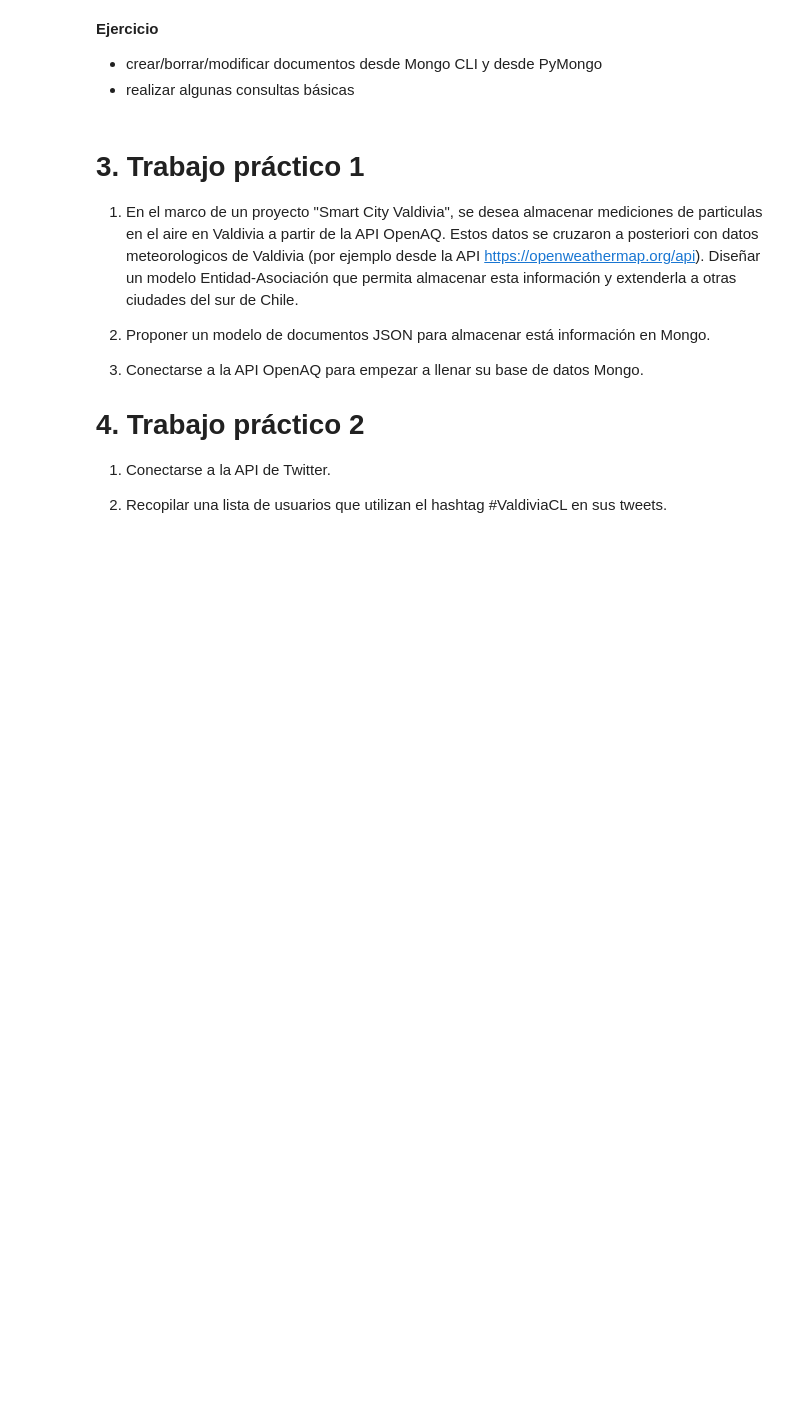
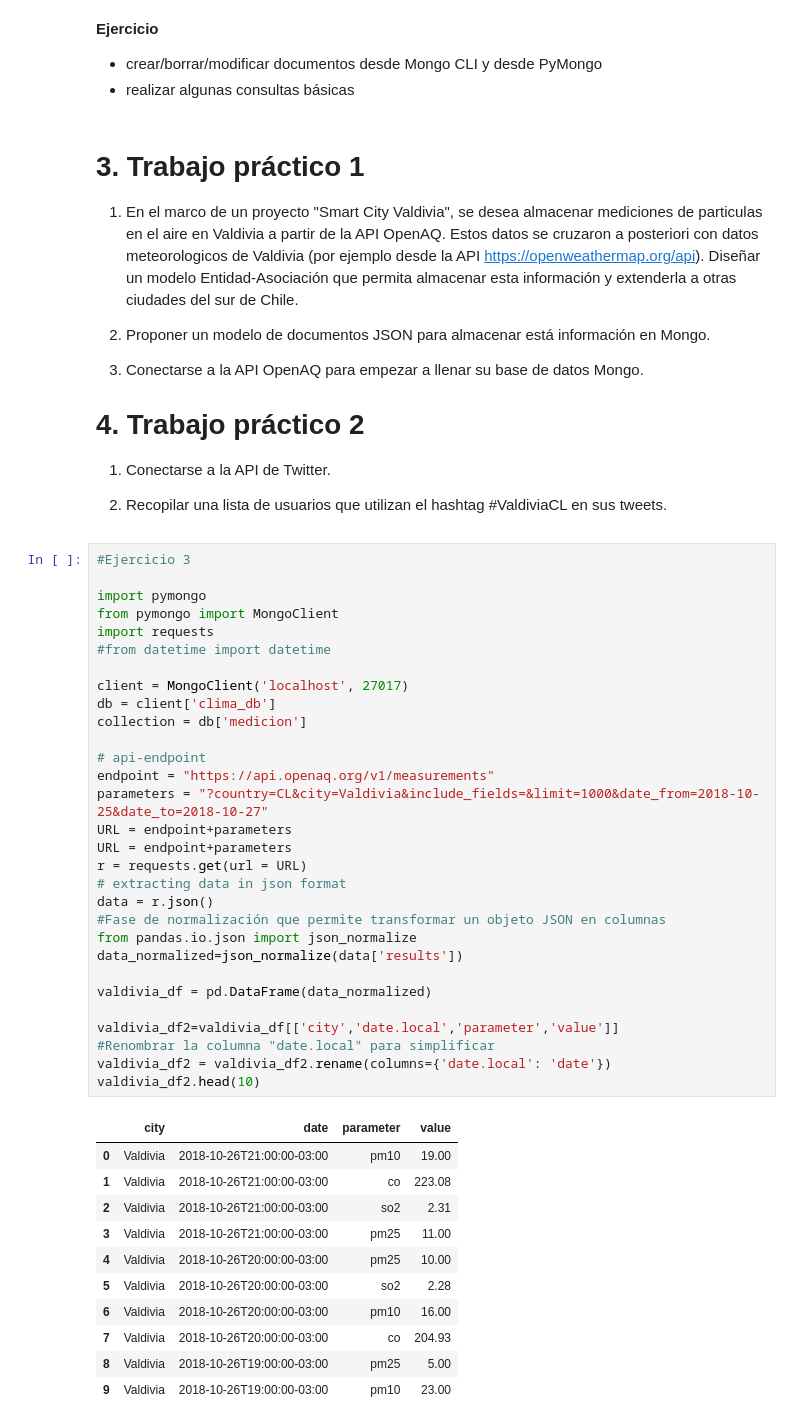
Before and after one commit to Axi0mA/INFO261, a Jupyter notebook: Guias de Ejercicios (Notebooks)/INFO261 - Notebook 5 - Uso de APIs, datos JSON e Introducción al SGBD Mongo.ipynb, the cells around one changed output. Drawn from its saved outputs; the diff is of its cells as text; blank space fills up the shorter version.

```diff
--- a/Guias de Ejercicios (Notebooks)/INFO261 - Notebook 5 - Uso de APIs, datos JSON e Introducción al SGBD Mongo.ipynb
+++ b/Guias de Ejercicios (Notebooks)/INFO261 - Notebook 5 - Uso de APIs, datos JSON e Introducción al SGBD Mongo.ipynb
@@ -404,3 +364,45 @@ Para más detalles sobre la API de Mongo y PyMongo para hacer consultas:
 1. Conectarse a la API de Twitter.
 
 2. Recopilar una lista de usuarios que utilizan el hashtag #ValdiviaCL en sus tweets.
+# %%
+#Ejercicio 3
+
+import pymongo
+from pymongo import MongoClient
+import requests
+#from datetime import datetime
+
+client = MongoClient('localhost', 27017)
+db = client['clima_db']
+collection = db['medicion']
+
+# api-endpoint
+endpoint = "https://api.openaq.org/v1/measurements"
+parameters = "?country=CL&city=Valdivia&include_fields=&limit=1000&date_from=2018-10-25&date_to=2018-10-27"
+URL = endpoint+parameters
+URL = endpoint+parameters
+r = requests.get(url = URL)
+# extracting data in json format
+data = r.json()
+#Fase de normalización que permite transformar un objeto JSON en columnas
+from pandas.io.json import json_normalize
+data_normalized=json_normalize(data['results'])
+
+valdivia_df = pd.DataFrame(data_normalized)
+
+valdivia_df2=valdivia_df[['city','date.local','parameter','value']]
+#Renombrar la columna "date.local" para simplificar
+valdivia_df2 = valdivia_df2.rename(columns={'date.local': 'date'})
+valdivia_df2.head(10)
+# %% [output]
+|  | city | date | parameter | value |
+| 0 | Valdivia | 2018-10-26T21:00:00-03:00 | pm10 | 19.00 |
+| 1 | Valdivia | 2018-10-26T21:00:00-03:00 | co | 223.08 |
+| 2 | Valdivia | 2018-10-26T21:00:00-03:00 | so2 | 2.31 |
+| 3 | Valdivia | 2018-10-26T21:00:00-03:00 | pm25 | 11.00 |
+| 4 | Valdivia | 2018-10-26T20:00:00-03:00 | pm25 | 10.00 |
+| 5 | Valdivia | 2018-10-26T20:00:00-03:00 | so2 | 2.28 |
+| 6 | Valdivia | 2018-10-26T20:00:00-03:00 | pm10 | 16.00 |
+| 7 | Valdivia | 2018-10-26T20:00:00-03:00 | co | 204.93 |
+| 8 | Valdivia | 2018-10-26T19:00:00-03:00 | pm25 | 5.00 |
+| 9 | Valdivia | 2018-10-26T19:00:00-03:00 | pm10 | 23.00 |
```
Also changed, not shown: parts of 6 cells of this notebook, 7 other files.
